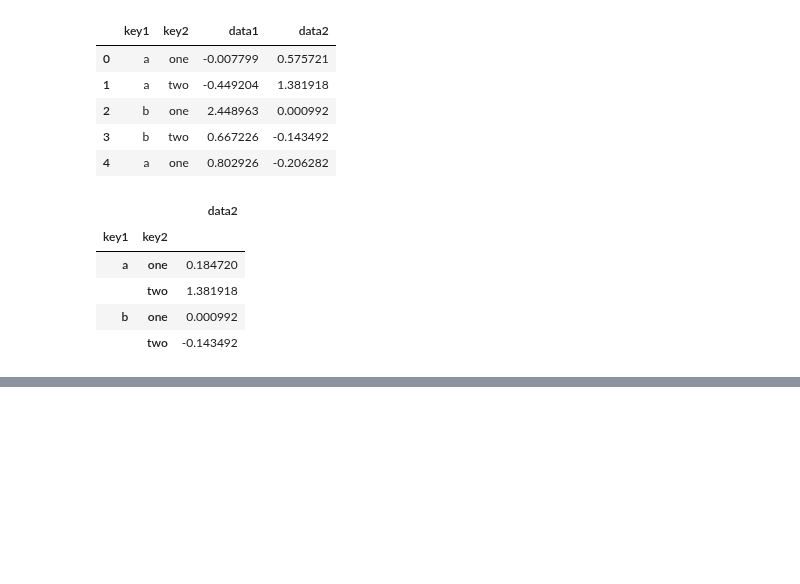
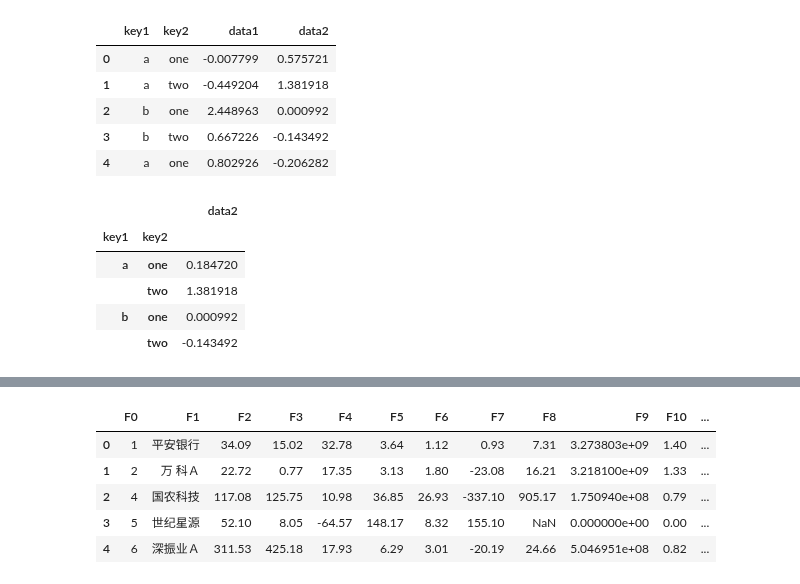
Before and after one commit to Luoxiaogan/Guide_to_financial_data_analysis, a Jupyter notebook: 金融数据分析导引/Lectures/Lecture 3/notes.ipynb, the cells around one changed output, grey strips where cells are left out. Cells and saved outputs as stored; diff of their text form; code cells hidden in the pictures; blank space fills up the shorter version.

```diff
--- a/金融数据分析导引/Lectures/Lecture 3/notes.ipynb
+++ b/金融数据分析导引/Lectures/Lecture 3/notes.ipynb
@@ -901,0 +1004,10 @@ df.groupby(['key1','key2'])[['data2']].mean()
+# %%
+substocks.columns=map(lambda x: 'F'+str(x), range(13))
+substocks.head()
+# %% [output]
+|  | F0 | F1 | F2 | F3 | F4 | F5 | F6 | F7 | F8 | F9 | F10 | ... |
+| 0 | 1 | 平安银行 | 34.09 | 15.02 | 32.78 | 3.64 | 1.12 | 0.93 | 7.31 | 3.273803e+09 | 1.40 | ... |
+| 1 | 2 | 万 科Ａ | 22.72 | 0.77 | 17.35 | 3.13 | 1.80 | -23.08 | 16.21 | 3.218100e+09 | 1.33 | ... |
+| 2 | 4 | 国农科技 | 117.08 | 125.75 | 10.98 | 36.85 | 26.93 | -337.10 | 905.17 | 1.750940e+08 | 0.79 | ... |
+| 3 | 5 | 世纪星源 | 52.10 | 8.05 | -64.57 | 148.17 | 8.32 | 155.10 | NaN | 0.000000e+00 | 0.00 | ... |
+| 4 | 6 | 深振业Ａ | 311.53 | 425.18 | 17.93 | 6.29 | 3.01 | -20.19 | 24.66 | 5.046951e+08 | 0.82 | ... |
```
Also changed, not shown: parts of 14 cells of this notebook, 3 other files.
